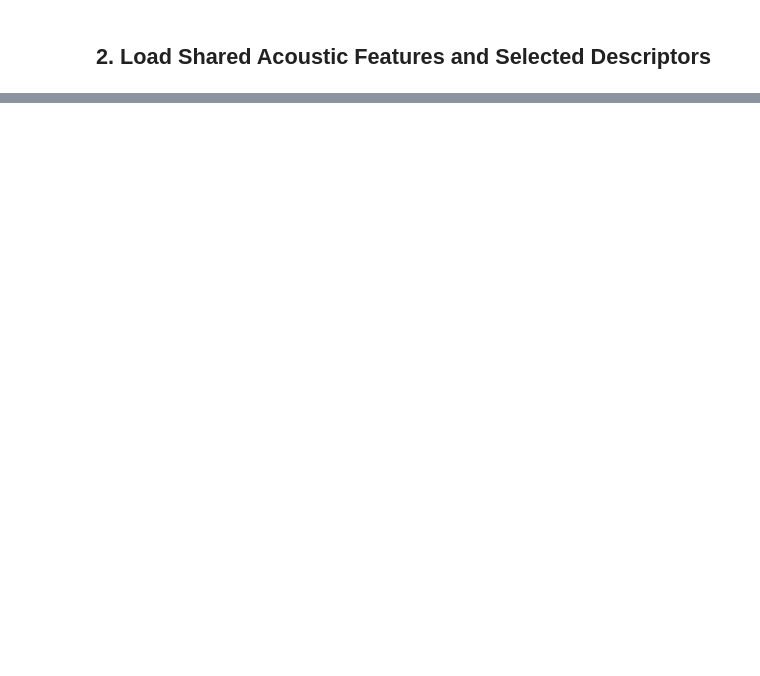
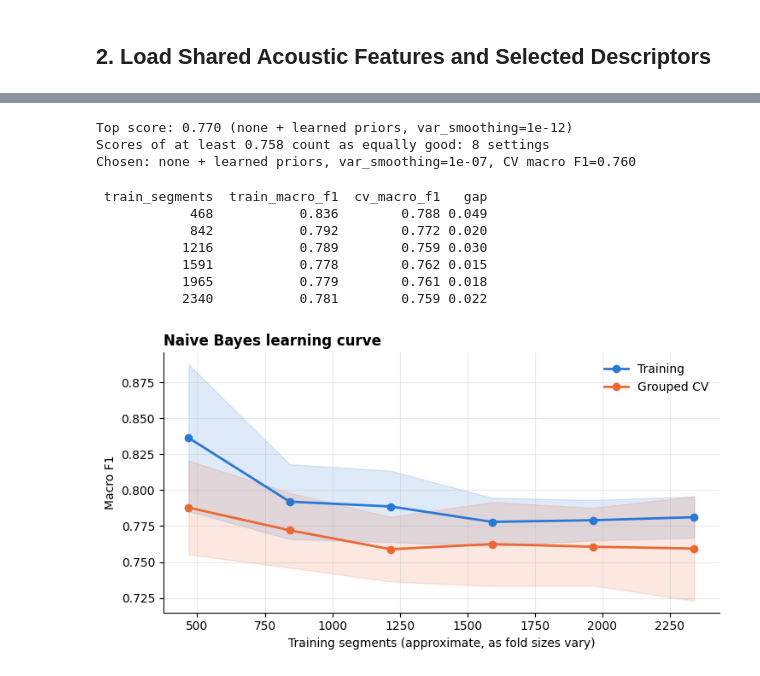
Before and after one commit to TheVantaDev/ML_CP, a Jupyter notebook: 02_person2_svm_and_naive_bayes/naive_bayes.ipynb, the cells around one changed output, grey strips where cells are left out. Saved outputs shown, nothing was run; the diff lists cells and outputs as text; code cells hidden in the pictures; blank space fills up the shorter version.

```diff
--- a/02_person2_svm_and_naive_bayes/naive_bayes.ipynb
+++ b/02_person2_svm_and_naive_bayes/naive_bayes.ipynb
@@ -236,0 +292,59 @@ print(f"Saved model artifacts for {ALGO_NAME} in models/!")
+# %%
+# One-standard-error rule: prefer the simplest setting that is about as good as the best
+top = nb_results.loc[nb_results["cv_macro_f1"].idxmax()]
+threshold = top["cv_macro_f1"] - top["cv_se"]
+candidates = nb_results[nb_results["cv_macro_f1"] >= threshold].copy()
+candidates["transform_rank"] = candidates["transform"].map({"none": 0, "standard": 1, "power": 2})
+candidates["priors_rank"] = (candidates["priors"] == "uniform").astype(int)
+chosen = candidates.sort_values(["transform_rank", "priors_rank", "var_smoothing"],
+                                ascending=[True, True, False]).iloc[0]
+
+CHOSEN_TRANSFORM = chosen["transform"]
+CHOSEN_PRIORS = chosen["priors"]
+CHOSEN_SMOOTHING = float(chosen["var_smoothing"])
+
+print(f"Top score: {top['cv_macro_f1']:.3f} ({top['model']}, var_smoothing={top['var_smoothing']:.0e})")
+print(f"Scores of at least {threshold:.3f} count as equally good: {len(candidates)} settings")
+print(f"Chosen: {CHOSEN_TRANSFORM} + {CHOSEN_PRIORS} priors, var_smoothing={CHOSEN_SMOOTHING:.0e}, "
+      f"CV macro F1={chosen['cv_macro_f1']:.3f}")
+if CHOSEN_SMOOTHING in (SMOOTHING[0], SMOOTHING[-1]):
+    print("Note: the chosen var_smoothing is on the edge of the tested range.")
+# %% [output]
+Top score: 0.770 (none + learned priors, var_smoothing=1e-12)
+Scores of at least 0.758 count as equally good: 8 settings
+Chosen: none + learned priors, var_smoothing=1e-07, CV macro F1=0.760
+# %%
+tuned = make_nb(CHOSEN_TRANSFORM, CHOSEN_PRIORS, CHOSEN_SMOOTHING)
+sizes, train_scores, val_scores = learning_curve(
+    tuned, X_train_raw, y_train, groups=groups_train, cv=cv, scoring="f1_macro",
+    train_sizes=np.linspace(0.2, 1.0, 6), shuffle=True, random_state=RANDOM_SEED, n_jobs=-1)
+
+curve = pd.DataFrame({"train_segments": sizes,
+                      "train_macro_f1": train_scores.mean(axis=1),
+                      "cv_macro_f1": val_scores.mean(axis=1)})
+curve["gap"] = curve["train_macro_f1"] - curve["cv_macro_f1"]
+print(curve.round(3).to_string(index=False))
+
+fig, ax = plt.subplots(figsize=(7.5, 4))
+for scores, color, label in [(train_scores, "#2a78d6", "Training"), (val_scores, "#eb6834", "Grouped CV")]:
+    mean, std = scores.mean(axis=1), scores.std(axis=1)
+    ax.plot(sizes, mean, marker="o", linewidth=2, color=color, label=label)
+    ax.fill_between(sizes, mean - std, mean + std, color=color, alpha=0.15)
+ax.set_title("Naive Bayes learning curve", loc="left", fontweight="bold")
+ax.set_xlabel("Training segments (approximate, as fold sizes vary)")
+ax.set_ylabel("Macro F1")
+ax.grid(alpha=0.25)
+ax.spines[["top", "right"]].set_visible(False)
+ax.legend(frameon=False)
+fig.tight_layout()
+fig.savefig("plots/nb_learning_curve.png", dpi=200, bbox_inches="tight")
+plt.show()
+# %% [output]
+ train_segments  train_macro_f1  cv_macro_f1   gap
+            468           0.836        0.788 0.049
+            842           0.792        0.772 0.020
+           1216           0.789        0.759 0.030
+           1591           0.778        0.762 0.015
+           1965           0.779        0.761 0.018
+           2340           0.781        0.759 0.022
+[figure, added]
```
Also changed, not shown: parts of 48 cells of this notebook, 37 other files.
